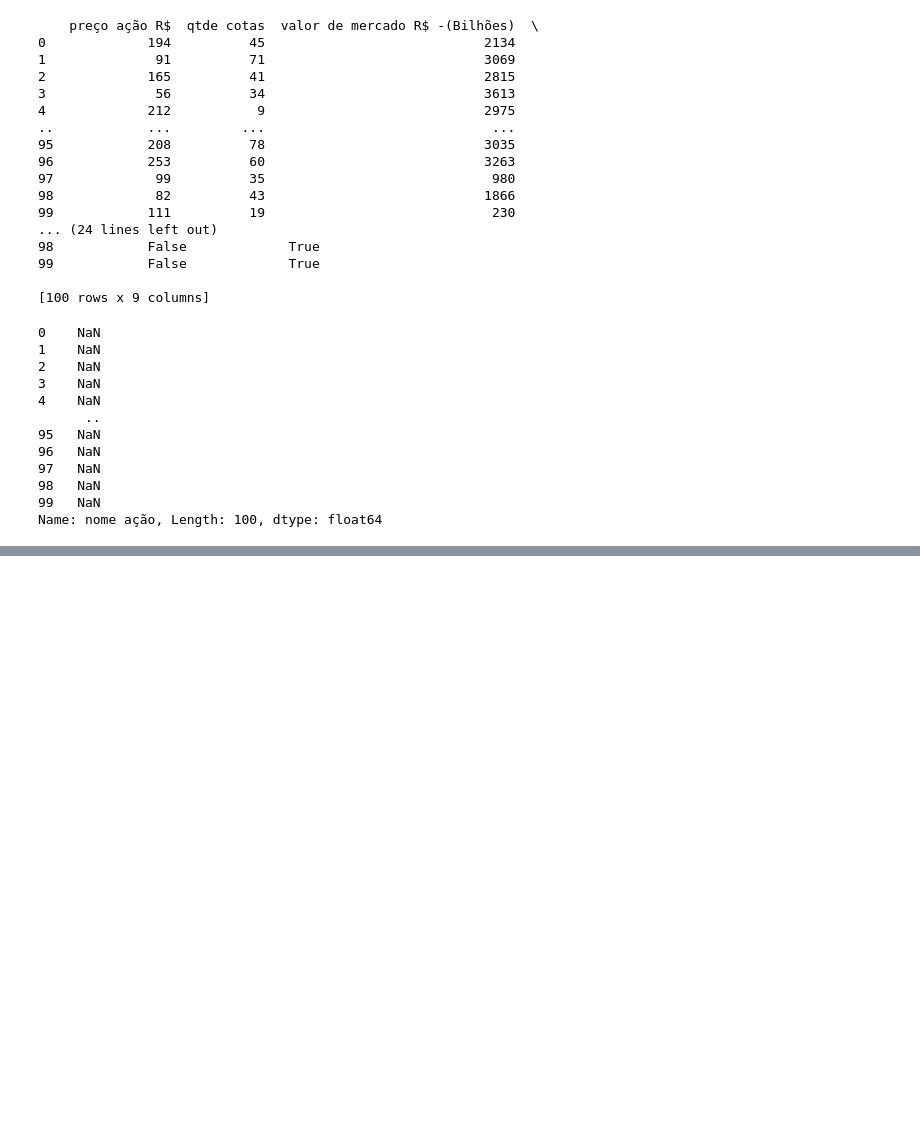
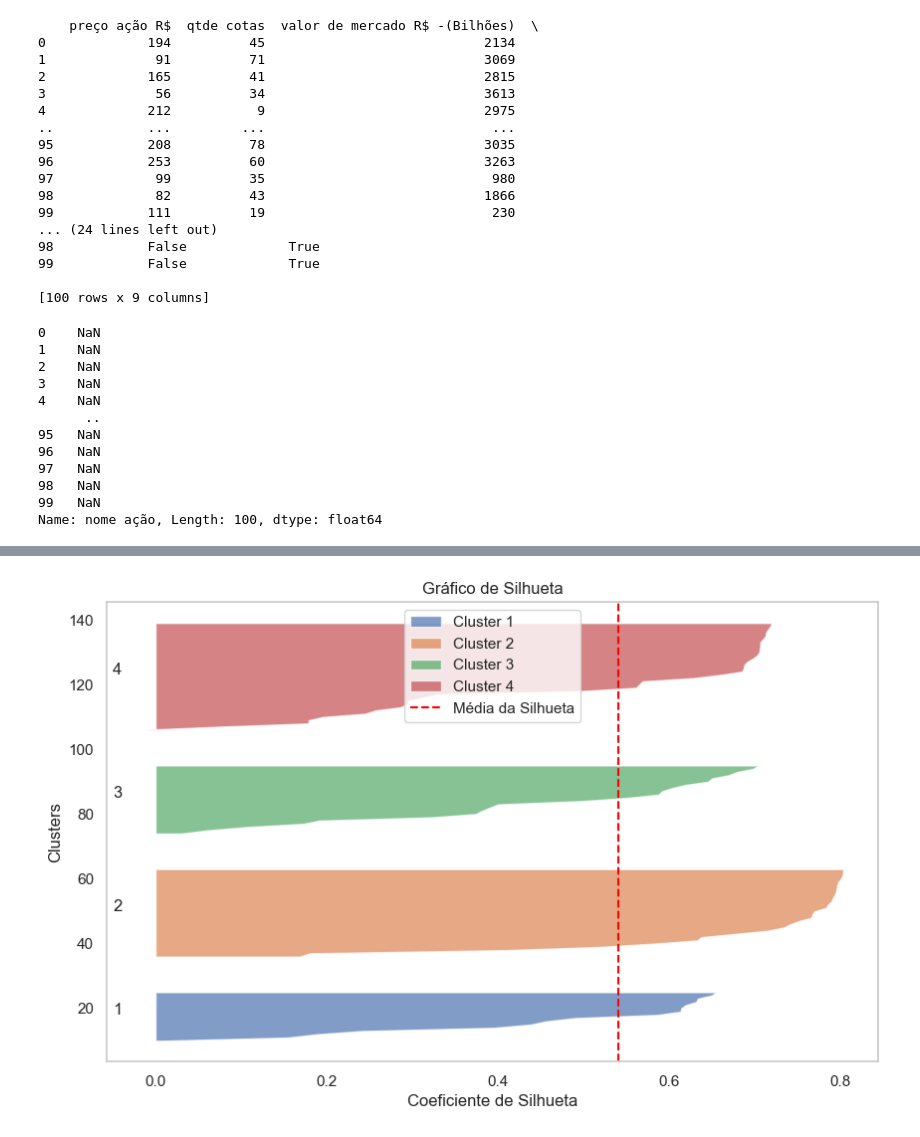
Before and after one commit to Isadorq/IABD---Exemplo-aula-2, a Jupyter notebook: somativa 25.11/somativa.ipynb, the cells around one changed output, grey strips where cells are left out. Drawn from its saved outputs; the diff is of its cells as text; code cells hidden in the pictures; blank space fills up the shorter version.

```diff
--- a/somativa 25.11/somativa.ipynb
+++ b/somativa 25.11/somativa.ipynb
@@ -229,0 +169,33 @@ Centros dos clusters:
+# %%
+
+n_clusters = 4
+kmeans = KMeans(n_clusters=n_clusters, random_state=42)
+cluster_labels = kmeans.fit_predict(df_cleaned)
+
+silhouette_vals = silhouette_samples(df_cleaned, cluster_labels)
+silhouette_avg = silhouette_score(df_cleaned, cluster_labels)
+
+plt.figure(figsize=(10, 6))
+y_lower = 10
+
+for i in range(n_clusters):
+    cluster_silhouette_vals = silhouette_vals[cluster_labels == i]
+    cluster_silhouette_vals.sort()
+    size_cluster = len(cluster_silhouette_vals)
+    y_upper = y_lower + size_cluster
+
+    plt.fill_betweenx(
+        np.arange(y_lower, y_upper),
+        0, cluster_silhouette_vals, alpha=0.7, label=f"Cluster {i+1}"
+    )
+    plt.text(-0.05, y_lower + 0.5 * size_cluster, str(i + 1))
+    y_lower = y_upper + 10
+
+plt.title("Gráfico de Silhueta")
+plt.xlabel("Coeficiente de Silhueta")
+plt.ylabel("Clusters")
+plt.legend()
+plt.grid()
+plt.show()
+# %% [output]
+[figure, added]
```
Also changed, not shown: parts of 6 cells of this notebook.
